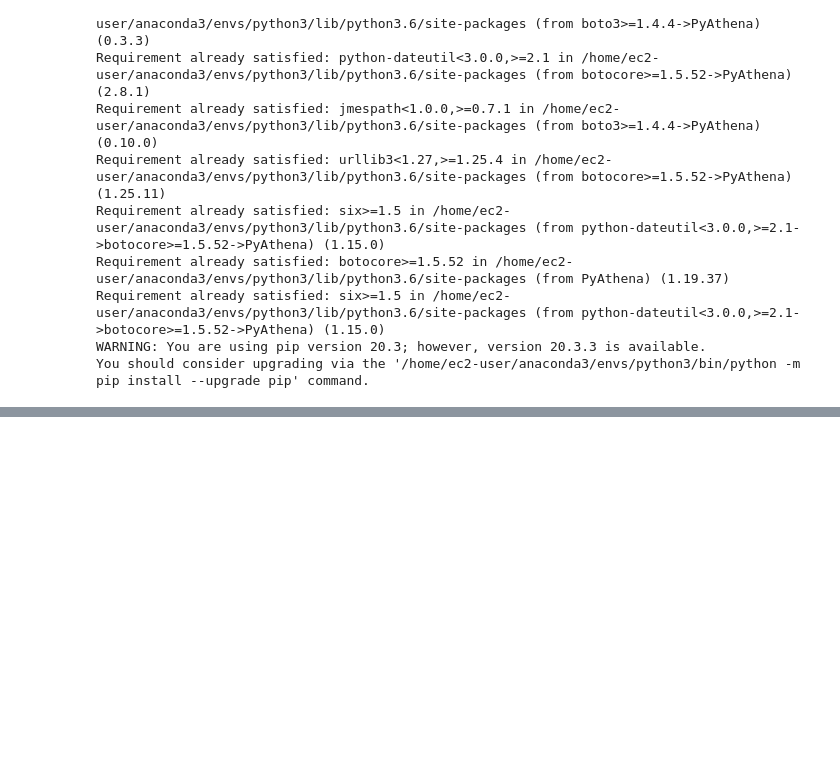
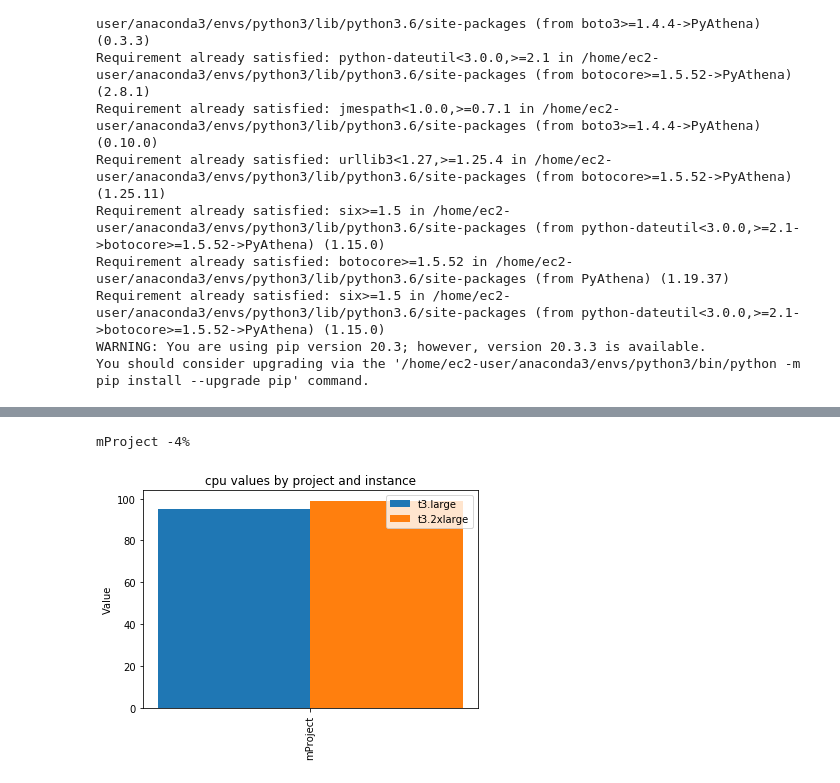
Before and after one commit to tadeq/Hyperflow-logs-analysis, a Jupyter notebook: hyperflow_analysis.ipynb, the cells around one changed output, grey strips where cells are left out. Drawn from its saved outputs; the diff is of its cells as text; code cells hidden in the pictures; blank space fills up the shorter version.

```diff
--- a/hyperflow_analysis.ipynb
+++ b/hyperflow_analysis.ipynb
@@ -97,0 +138,6 @@ comparison.plot(kind='bar')
+# %%
+draw_comparison_bar_plot([metrics_df_large3, metrics_df_large32], 'cpu', ['t3.large', 't3.2xlarge'])
+print_speedup_ratio([metrics_df_large3, metrics_df_large32], 'cpu')
+# %% [output]
+mProject -4%
+[figure, added]
```
Also changed, not shown: parts of 9 cells of this notebook.
